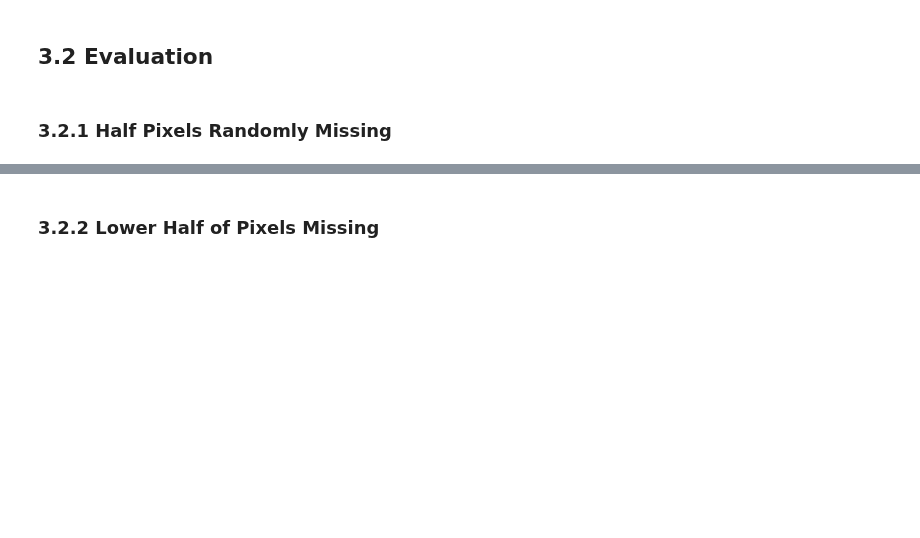
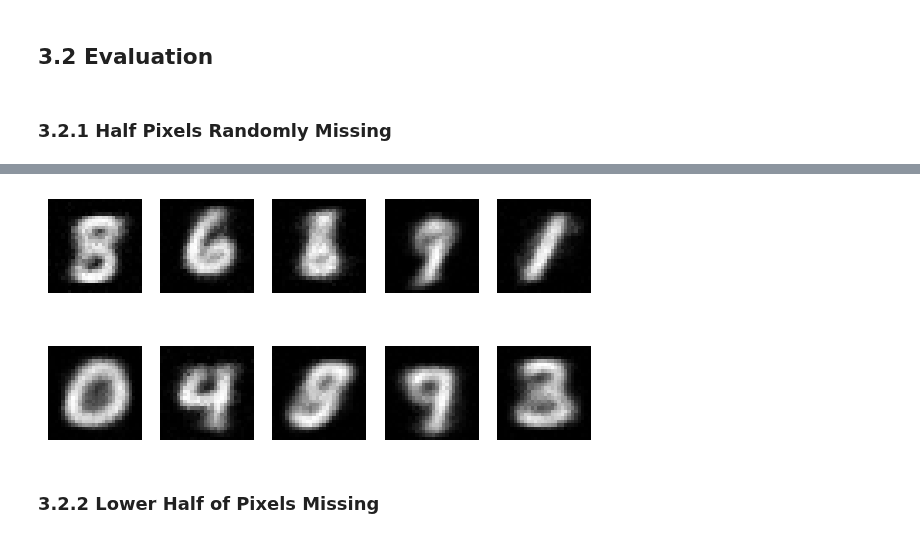
Before and after one commit to jimmyjz1127/bayesian-mixture-model-missing-data, a Jupyter notebook: Week3/MixedBernMCMC.ipynb, the cells around one changed output, grey strips where cells are left out. Saved outputs shown, nothing was run; the diff lists cells and outputs as text; code cells hidden in the pictures; blank space fills up the shorter version.

```diff
--- a/Week3/MixedBernMCMC.ipynb
+++ b/Week3/MixedBernMCMC.ipynb
@@ -355,6 +331,18 @@ def gibbs_missing(X, num_iter, num_burn, K=10, rng=np.random.default_rng(random_
     return πs[num_burn:], θs[num_burn:], zs[num_burn:], Xs[num_burn:]
 # %% [markdown]
 ## 3.2 Evaluation
+# %%
+def get_cluster_averages(X, zs, K=10) :
+
+    sums = np.zeros((K, X.shape[1]))
+    counts = np.bincount(zs, minlength=K)
+
+    for d in range(X.shape[1]):
+        sums[:, d] = np.bincount(zs, weights=X[:, d], minlength=K)
+
+    means = sums / counts[:, None]
+
+    return means
 # %% [markdown]
 ### 3.2.1 Half Pixels Randomly Missing
 # %%
@@ -394,3 +388,16 @@ plt.show()
+# %%
+means = get_cluster_averages(xs[-1], zs[-1])
+
+figure = plt.figure(figsize=(7, 3.5))
+rows, cols= 2, 5
+for k in range(10):
+    img = means[k, :].reshape(28, 28)
+    figure.add_subplot(rows, cols, k+1)
+    plt.axis("off")
+    plt.imshow(img, cmap="gray")
+plt.show()
+# %% [output]
+[figure, added]
 # %% [markdown]
 ### 3.2.2 Lower Half of Pixels Missing
 # %%
```
Also changed, not shown: parts of 39 cells of this notebook, 2 other files.
